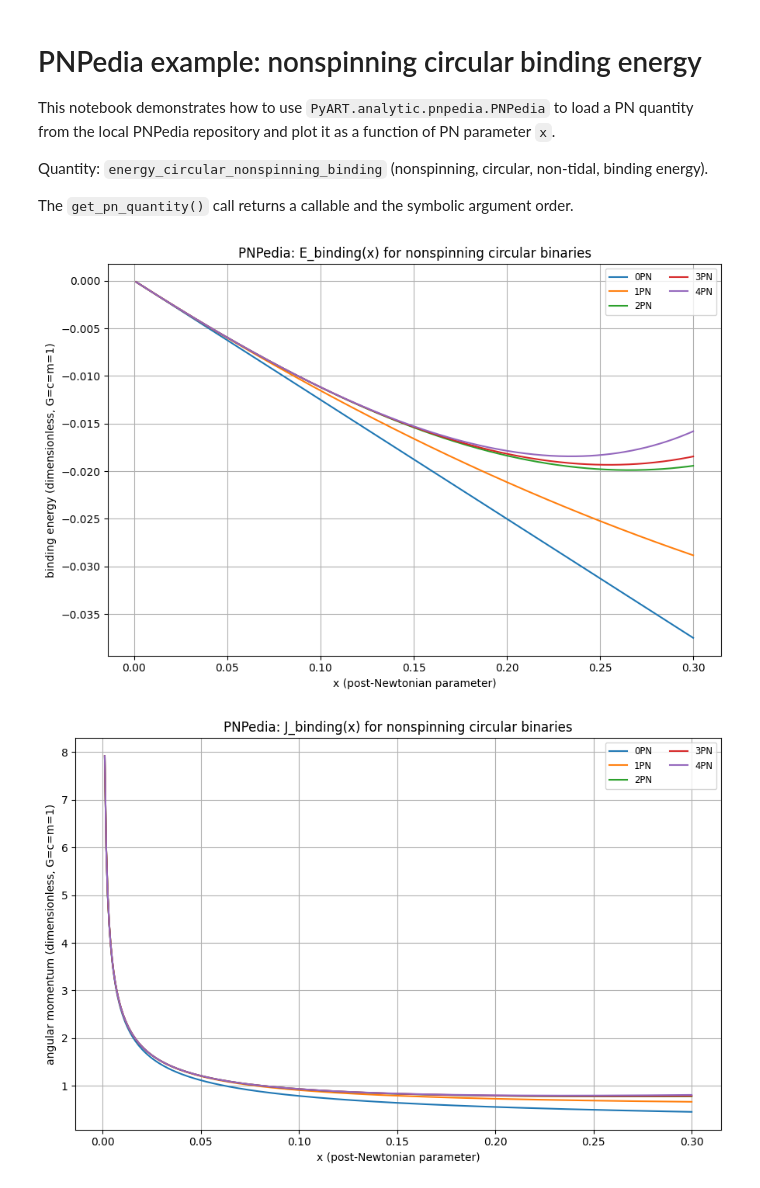
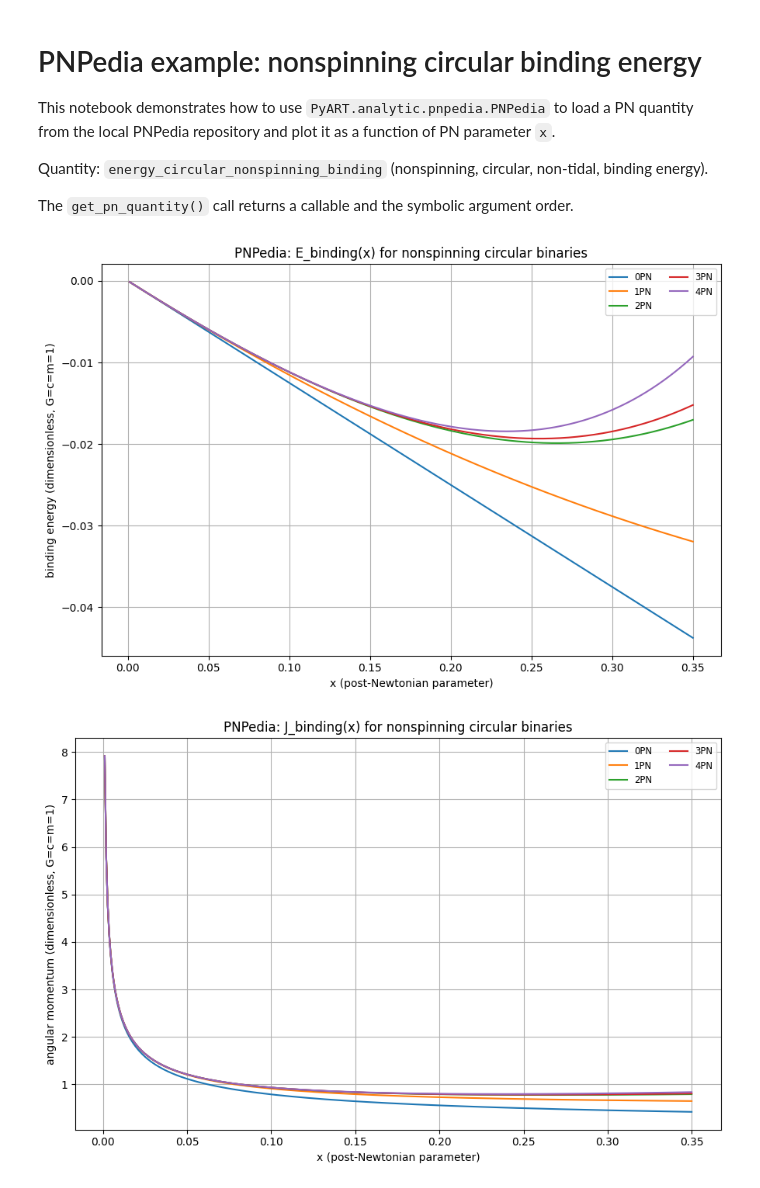
Before and after one commit to RoxGamba/PyART, a Jupyter notebook: docs/source/tutorials/pnpedia.ipynb, the cells around one changed output. Cells and saved outputs as stored; diff of their text form; code cells hidden in the pictures.

```diff
--- a/docs/source/tutorials/pnpedia.ipynb
+++ b/docs/source/tutorials/pnpedia.ipynb
@@ -16,7 +16,7 @@ pnpedia_path = './PNPedia'
 npd = PNPedia(path=pnpedia_path, dowload=True)
 
 # PN variable x range for circular inspiral (small x region)
-x = np.linspace(0.001, 0.3, 400)
+x = np.linspace(0.001, 0.35, 400)
 
 # Evaluate with geometric-like normalized constants, and symmetric mass ratio nu=0.25
 # (set G,c,m,b0=1 for demonstration, then tune for physics units as required).
@@ -30,57 +30,38 @@ energy_orders = ['0', '1', '2', '3', '4']
 JM_orders = ['0', '1', '2', '3', '4']
 
 # 1) Plot E(x) for multiple PN truncations
 plt.figure(figsize=(9,6))
 for order in energy_orders:
-    func, symbols = npd.get_pn_quantity('energy_circular_nonspinning_binding', order)
-
+    analyticf, vrs = npd.get_pn_quantity('energy_circular_nonspinning_binding', order).to_function()
     value_map = {'G': 1.0, 'b0': 1.0, 'c': 1.0, 'm': 1.0, 'nu': 0.25, 'x': x}
-    args = [value_map[str(s)] for s in symbols]
-    energy = func(*args)
-
+    args = [value_map[str(s)] for s in vrs]
+    energy = analyticf(*args)
     plt.plot(x, energy, lw=1.5, label=f'{order}PN')
 
 plt.xlabel('x (post-Newtonian parameter)')
 plt.ylabel('binding energy (dimensionless, G=c=m=1)')
 plt.title('PNPedia: E_binding(x) for nonspinning circular binaries')
 plt.grid(True)
 plt.legend(ncol=2, fontsize='small')
 plt.tight_layout()
 plt.show()
 
 # 2) Plot J(x) for multiple PN truncations
 plt.figure(figsize=(9,6))
 for order in JM_orders:
-    func, symbols = npd.get_pn_quantity('angular_momentum_circular_nonspinning_conservative', order)
-
+    analyticf, vrs = npd.get_pn_quantity('angular_momentum_circular_nonspinning_conservative', order).to_function()
     value_map = {'G': 1.0, 'b0': 1.0, 'c': 1.0, 'm': 1.0, 'nu': 0.25, 'x': x}
-    args = [value_map[str(s)] for s in symbols]
-    angmom = func(*args)
-
+    args = [value_map[str(s)] for s in vrs]
+    angmom = analyticf(*args)
     plt.plot(x, angmom, lw=1.5, label=f'{order}PN')
 
 plt.xlabel('x (post-Newtonian parameter)')
 plt.ylabel('angular momentum (dimensionless, G=c=m=1)')
 plt.title('PNPedia: J_binding(x) for nonspinning circular binaries')
 plt.grid(True)
 plt.legend(ncol=2, fontsize='small')
 plt.tight_layout()
 plt.show()
-
-# 3) Joint E(J) plot, choose the 4PN curve as representative
-funcE, symE = npd.get_pn_quantity('energy_circular_nonspinning_binding', '4')
-funcJ, symJ = npd.get_pn_quantity('angular_momentum_circular_nonspinning_conservative', '4')
-E = funcE(*[value_map[str(s)] for s in symE])
-J = funcJ(*[value_map[str(s)] for s in symJ])
-
-plt.figure(figsize=(8,5))
-plt.plot(J, E, 'k-', lw=2)
-plt.xlabel('J (dimensionless, G=c=m=1)')
-plt.ylabel('E_binding (dimensionless, G=c=m=1)')
-plt.title('PNPedia: E_binding(J_binding) at 4PN for nonspinning circular binaries')
-plt.grid(True)
-plt.tight_layout()
-plt.show()
 # %% [output]
-[figure, old version]
+[figure, new version]
-[figure, old version]
+[figure, new version]
```
Also changed, not shown: parts of 6 cells of this notebook, 9 other files.
